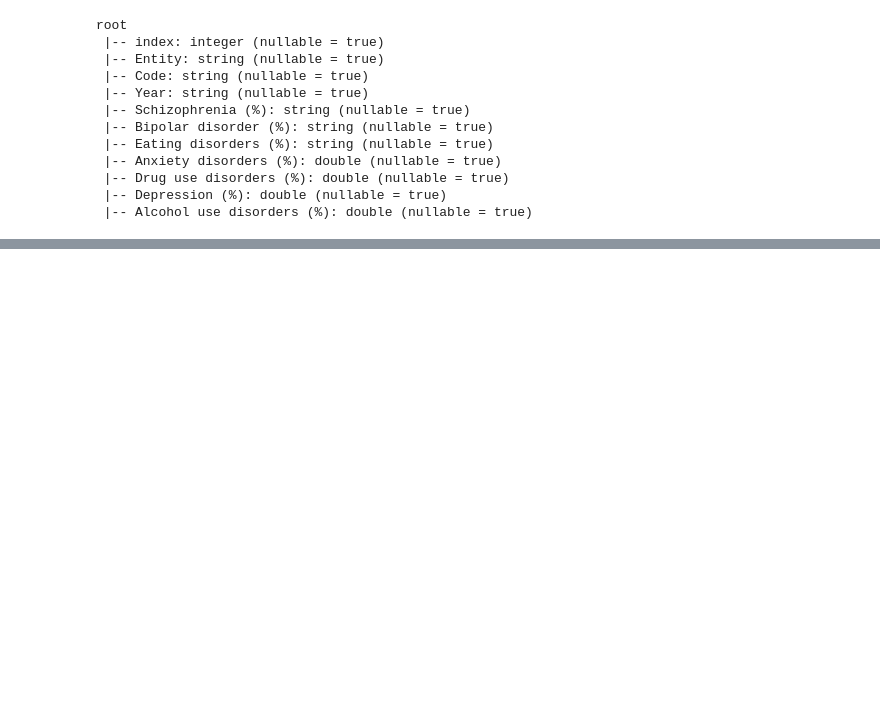
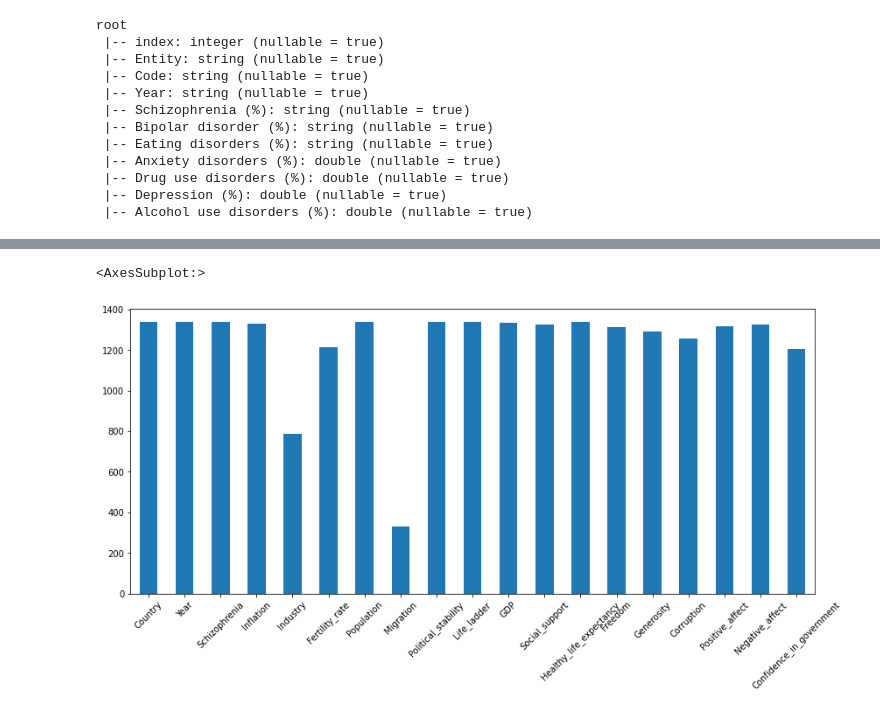
Before and after one commit to QingG26/ite4, a Jupyter notebook: ite4.ipynb, the cells around one changed output, grey strips where cells are left out. Drawn from its saved outputs; the diff is of its cells as text; code cells hidden in the pictures; blank space fills up the shorter version.

```diff
--- a/ite4.ipynb
+++ b/ite4.ipynb
@@ -185,0 +248,3 @@ happy.withColumnRenamed('Country Name', 'Country').withColumnRenamed('Life Ladde
+# %%
+demo = demo.select("*", initcap(col('Country'))).drop('Country').withColumnRenamed('initcap(Country)', 'Country')
+demo.show()
@@ -185,0 +269,7 @@ happy.withColumnRenamed('Country Name', 'Country').withColumnRenamed('Life Ladde
+# %%
+from pyspark.sql.functions import regexp_replace, col
+from pyspark.sql.types import IntegerType
+disorder = disorder.withColumn('Year', regexp_replace(col('Year'), "[a-zA-Z]+", ""))
+disorder = disorder.withColumn('Year', col('Year').cast(IntegerType()))
+disorder.printSchema()
+disorder.show()
@@ -185,0 +294,4 @@ happy.withColumnRenamed('Country Name', 'Country').withColumnRenamed('Life Ladde
+# %%
+dis_demo = disorder.join(demo, on=["Country", "Year"], how="inner")
+data = dis_demo.join(happy, on=["Country", "Year"], how="inner")
+data.printSchema()
@@ -185,0 +316,3 @@ happy.withColumnRenamed('Country Name', 'Country').withColumnRenamed('Life Ladde
+# %%
+data = data.drop('GNP','Life_expectancy')
+data.printSchema()
@@ -185,0 +340,8 @@ happy.withColumnRenamed('Country Name', 'Country').withColumnRenamed('Life Ladde
+# %%
+import pandas as pd
+import matplotlib.pyplot as plt
+count = data.describe().toPandas().iloc[0].drop('summary').astype(int)
+count.plot.bar(rot=45, figsize = (14, 6))
+# %% [output]
+<AxesSubplot:>
+[figure, added]
```
Also changed, not shown: parts of 38 cells of this notebook, 6 other files.
